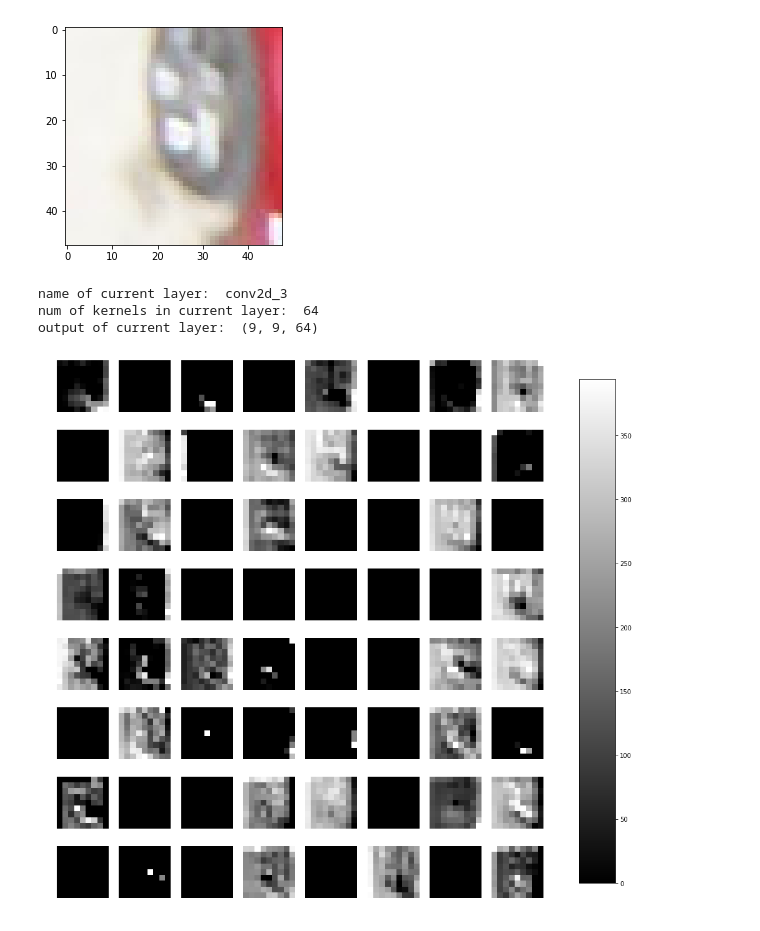
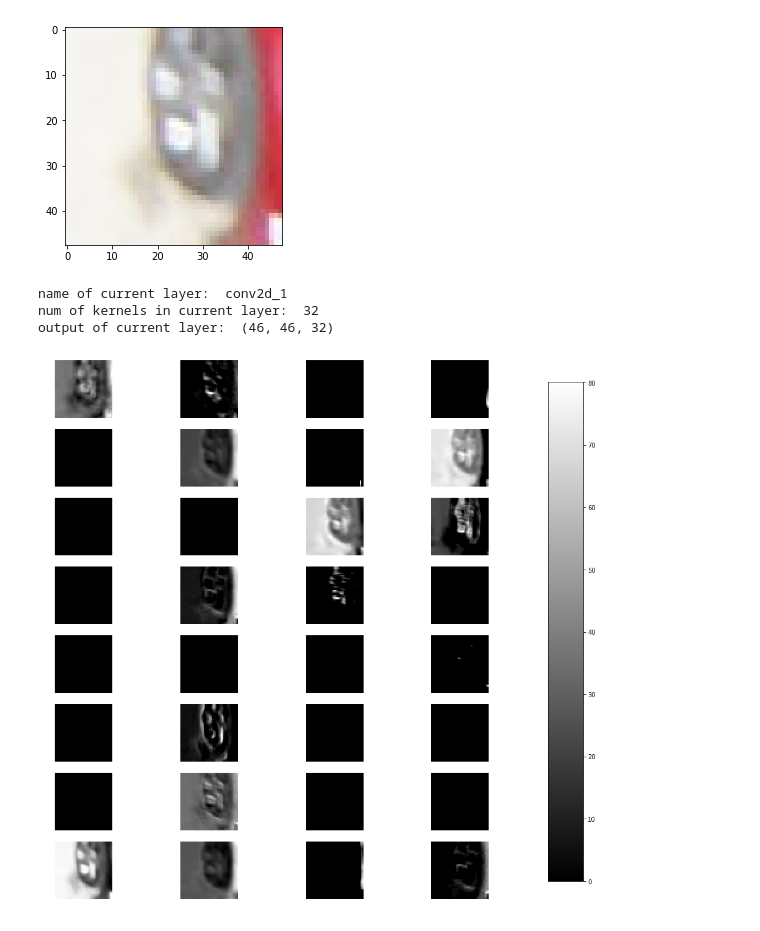
Before and after one commit to dorianHe/visualizing_what_CNN_learns, a Jupyter notebook: test_visualization.ipynb, the cells around one changed output. Drawn from its saved outputs; the diff is of its cells as text; code cells hidden in the pictures.

Commit message:
use the first convlayer output as example

```diff
--- a/test_visualization.ipynb
+++ b/test_visualization.ipynb
@@ -97,17 +97,26 @@ class visualize_cnn:
         if kernel_weights.shape[-2] != 3:
             print "kernel channel larger than 3, no visualization"
             return None
-        num_rows = 8
-        num_columns = num_kernels/8
-        kernel_index = 0
-
-        fig, axes = plt.subplots(num_rows, num_columns, figsize=(8,8))
-        for row in range(num_rows):
-            for column in range(num_columns):
-                #print kernel_weights[:,:,:,kernel_index].shape
+        if num_kernels > 8:
+            num_rows = 8
+            num_columns = num_kernels/8
+            kernel_index = 0
+            fig, axes = plt.subplots(num_rows, num_columns, figsize=(8,8))
+            for row in range(num_rows):
+                for column in range(num_columns):
+                    #print kernel_weights[:,:,:,kernel_index].shape
+                    visual_kernel = kernel_weights[:,:,:,kernel_index].reshape(3,3,3)
+                    axes[row, column].imshow(visual_kernel)
+                    axes[row, column].axis('off')
+                    kernel_index += 1
+        else:
+            num_rows = num_kernels
+            kernel_index = 0
+            fig, axes = plt.subplots(num_rows, figsize=(16, 16))
+            for row in range(num_rows):
                 visual_kernel = kernel_weights[:,:,:,kernel_index].reshape(3,3,3)
-                axes[row, column].imshow(visual_kernel)
-                axes[row, column].axis('off')
+                axes[row].imshow(visual_kernel)
+                axes[row].axis('off')
                 kernel_index += 1
 
     def visualize_activation(self, input_image, convlayer_index):
@@ -206,10 +215,10 @@ plt.imshow(example_cropped_image)
 <matplotlib.image.AxesImage at 0x...>
 [figure]
 # %%
-convlayer_index = 3
+convlayer_index = 1
 visualizer.visualize_activation(example_cropped_image, convlayer_index)
 # %% [output]
-name of current layer:  conv2d_3
-num of kernels in current layer:  64
-output of current layer:  (9, 9, 64)
+name of current layer:  conv2d_1
+num of kernels in current layer:  32
+output of current layer:  (46, 46, 32)
-[figure, old version]
+[figure, new version]
```
Also changed, not shown: parts of 1 cell of this notebook.
